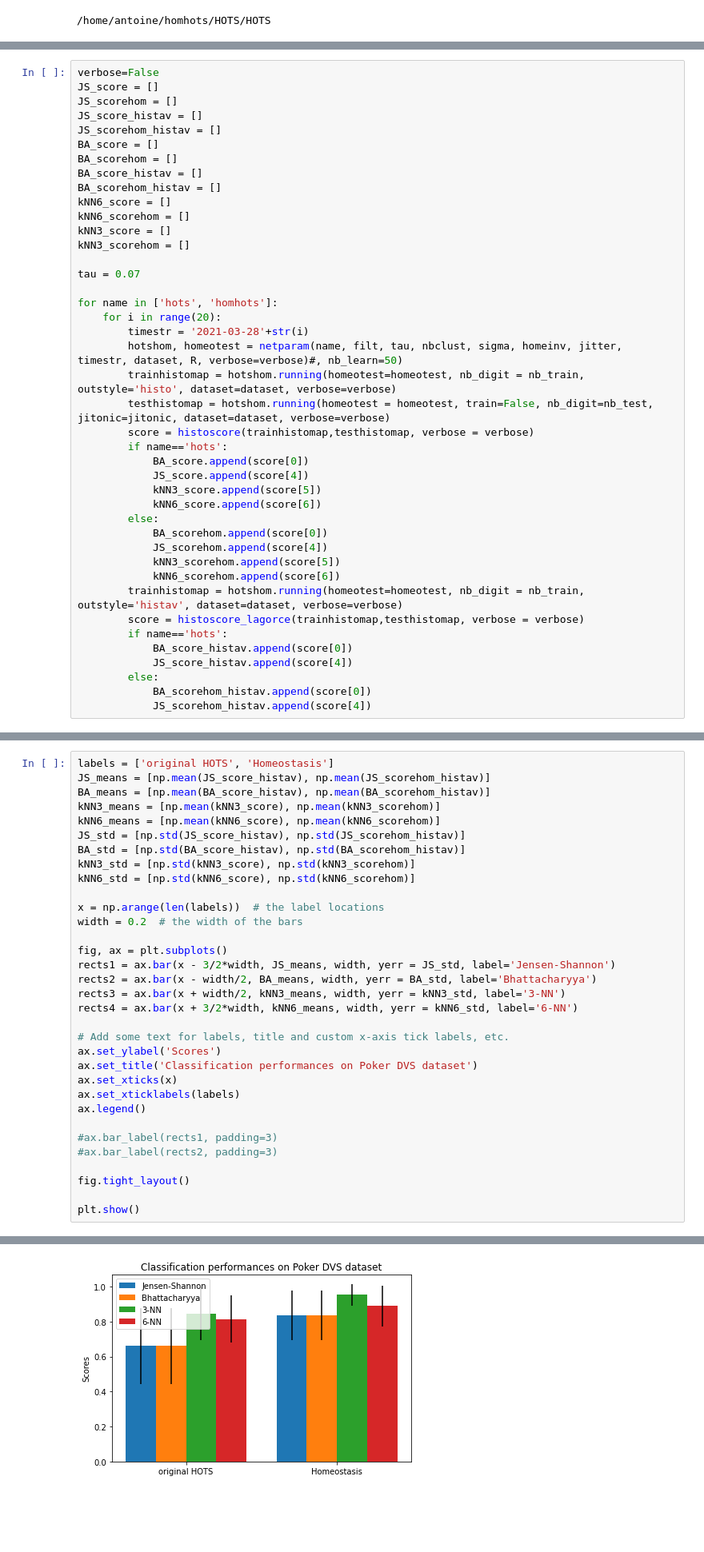
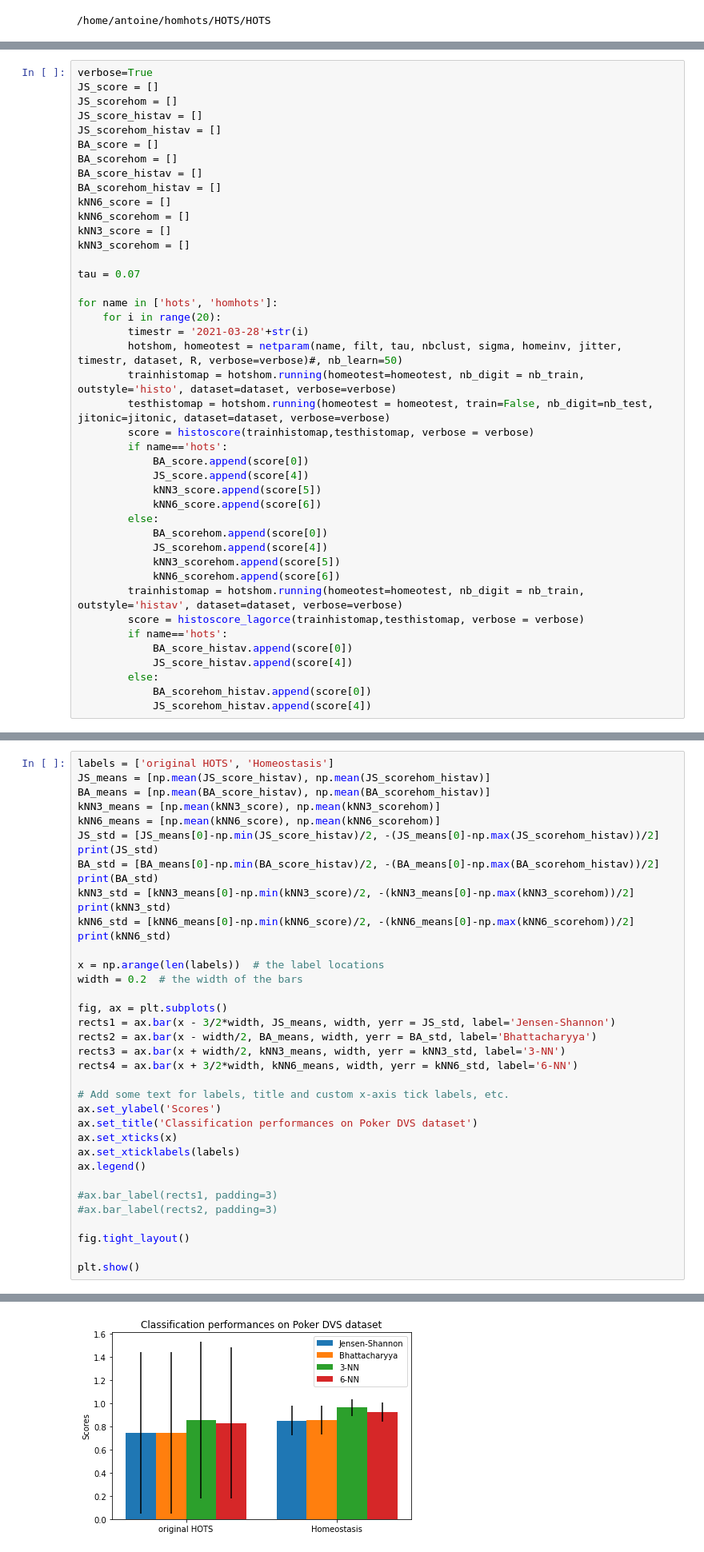
Before and after one commit to SpikeAI/HOTS, a Jupyter notebook: notebooks/HOTS_EXP_06_PokerDVS.ipynb, the cells around one changed output, grey strips where cells are left out. Shown at 80% size. Drawn from its saved outputs; the diff is of its cells as text; blank space fills up the shorter version.

```diff
--- a/notebooks/HOTS_EXP_06_PokerDVS.ipynb
+++ b/notebooks/HOTS_EXP_06_PokerDVS.ipynb
@@ -142,7 +142,7 @@ Classification scores with HOTS measures: bhatta = 83.0% - eucli = 83.0% - norm
 Classification scores with entropy: Kullback-Leibler = 75.0% - Jensen-Shannon = 83.0%
 ----------------------------------------------------------------------------------------------------
 # %%
-verbose=False
+verbose=True
 JS_score = []
 JS_scorehom = []
 JS_score_histav = []
@@ -189,10 +207,14 @@ JS_means = [np.mean(JS_score_histav), np.mean(JS_scorehom_histav)]
 BA_means = [np.mean(BA_score_histav), np.mean(BA_scorehom_histav)]
 kNN3_means = [np.mean(kNN3_score), np.mean(kNN3_scorehom)]
 kNN6_means = [np.mean(kNN6_score), np.mean(kNN6_scorehom)]
-JS_std = [np.std(JS_score_histav), np.std(JS_scorehom_histav)]
-BA_std = [np.std(BA_score_histav), np.std(BA_scorehom_histav)]
-kNN3_std = [np.std(kNN3_score), np.std(kNN3_scorehom)]
-kNN6_std = [np.std(kNN6_score), np.std(kNN6_scorehom)]
+JS_std = [JS_means[0]-np.min(JS_score_histav)/2, -(JS_means[0]-np.max(JS_scorehom_histav))/2]
+print(JS_std)
+BA_std = [BA_means[0]-np.min(BA_score_histav)/2, -(BA_means[0]-np.max(BA_scorehom_histav))/2]
+print(BA_std)
+kNN3_std = [kNN3_means[0]-np.min(kNN3_score)/2, -(kNN3_means[0]-np.max(kNN3_scorehom))/2]
+print(kNN3_std)
+kNN6_std = [kNN6_means[0]-np.min(kNN6_score)/2, -(kNN6_means[0]-np.max(kNN6_scorehom))/2]
+print(kNN6_std)
 
 x = np.arange(len(labels))  # the label locations
 width = 0.2  # the width of the bars
@@ -220,4 +246,4 @@ plt.show()
-[figure, old version]
+[figure, new version]
 # %% [raw]
 tau = 0.07
 verbose = False
```
Also changed, not shown: parts of 3 cells of this notebook, 9 other files.
